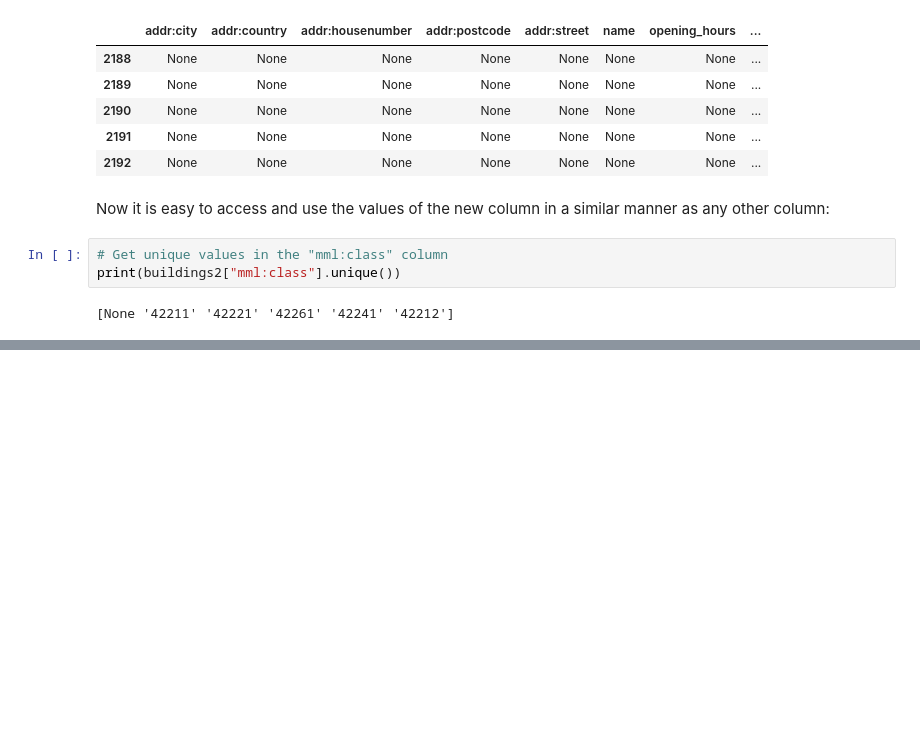
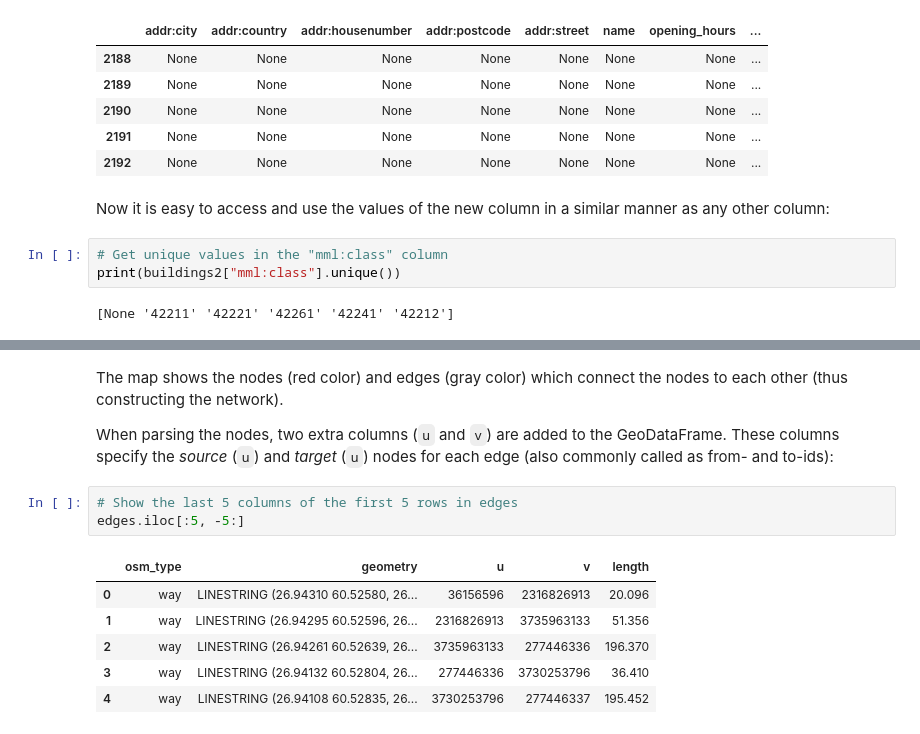
Before and after one commit to pyrosm/pyrosm, a Jupyter notebook: docs/basics.ipynb, the cells around one changed output, grey strips where cells are left out. Drawn from its saved outputs; the diff is of its cells as text; blank space fills up the shorter version.

```diff
--- a/docs/basics.ipynb
+++ b/docs/basics.ipynb
@@ -736,0 +774,14 @@ print(buildings2["mml:class"].unique())
+# %% [markdown]
+The map shows the nodes (red color) and edges (gray color) which connect the nodes to each other (thus constructing the network).
+
+When parsing the nodes, two extra columns (`u` and `v`) are added to the GeoDataFrame. These columns specify the *source* (`u`) and *target* (`u`) nodes for each edge (also commonly called as from- and to-ids):
+# %%
+# Show the last 5 columns of the first 5 rows in edges
+edges.iloc[:5, -5:]
+# %% [output]
+|  | osm_type | geometry | u | v | length |
+| 0 | way | LINESTRING (26.94310 60.52580, 26... | 36156596 | 2316826913 | 20.096 |
+| 1 | way | LINESTRING (26.94295 60.52596, 26... | 2316826913 | 3735963133 | 51.356 |
+| 2 | way | LINESTRING (26.94261 60.52639, 26... | 3735963133 | 277446336 | 196.370 |
+| 3 | way | LINESTRING (26.94132 60.52804, 26... | 277446336 | 3730253796 | 36.410 |
+| 4 | way | LINESTRING (26.94108 60.52835, 26... | 3730253796 | 277446337 | 195.452 |
```
Also changed, not shown: parts of 45 cells of this notebook.
